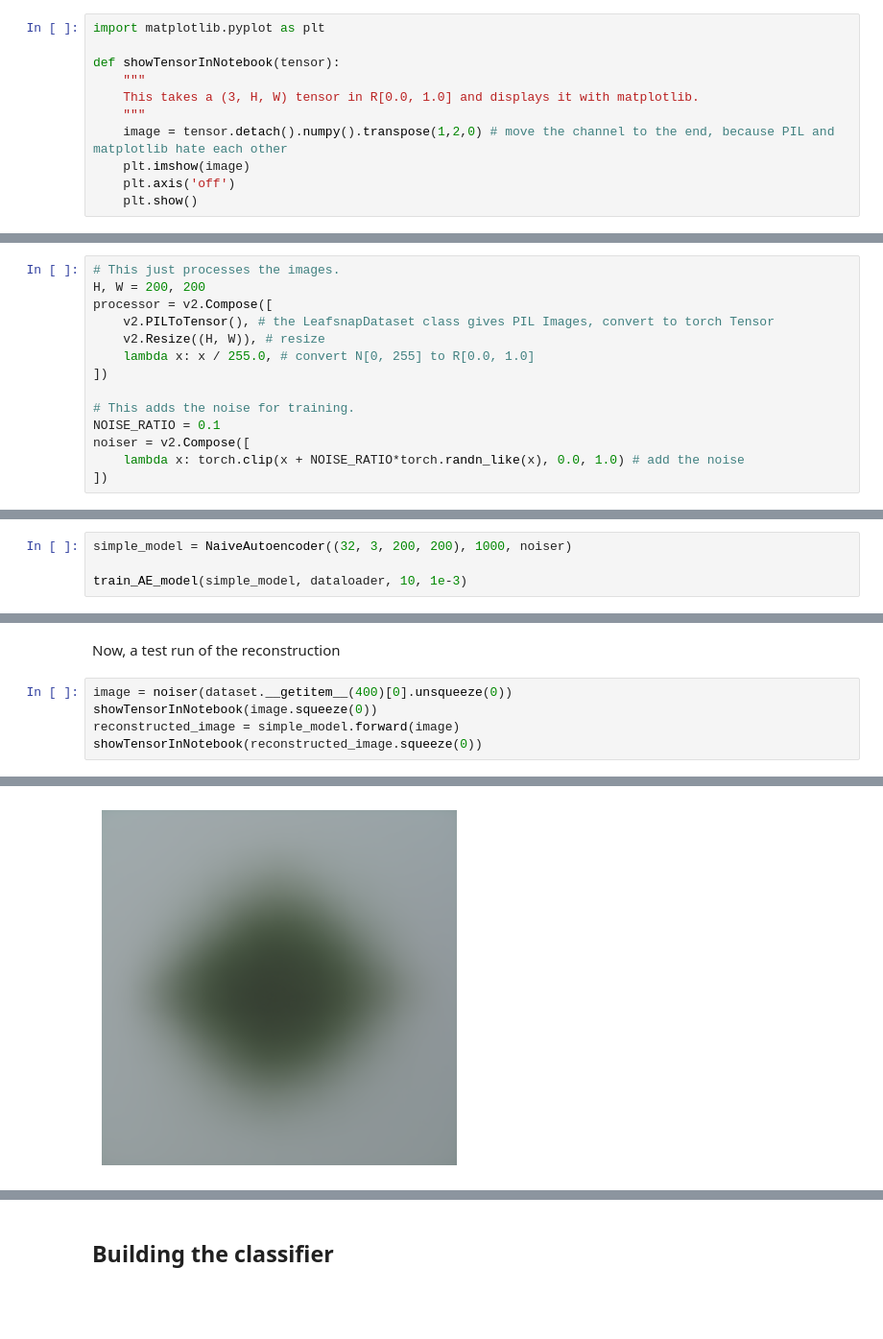
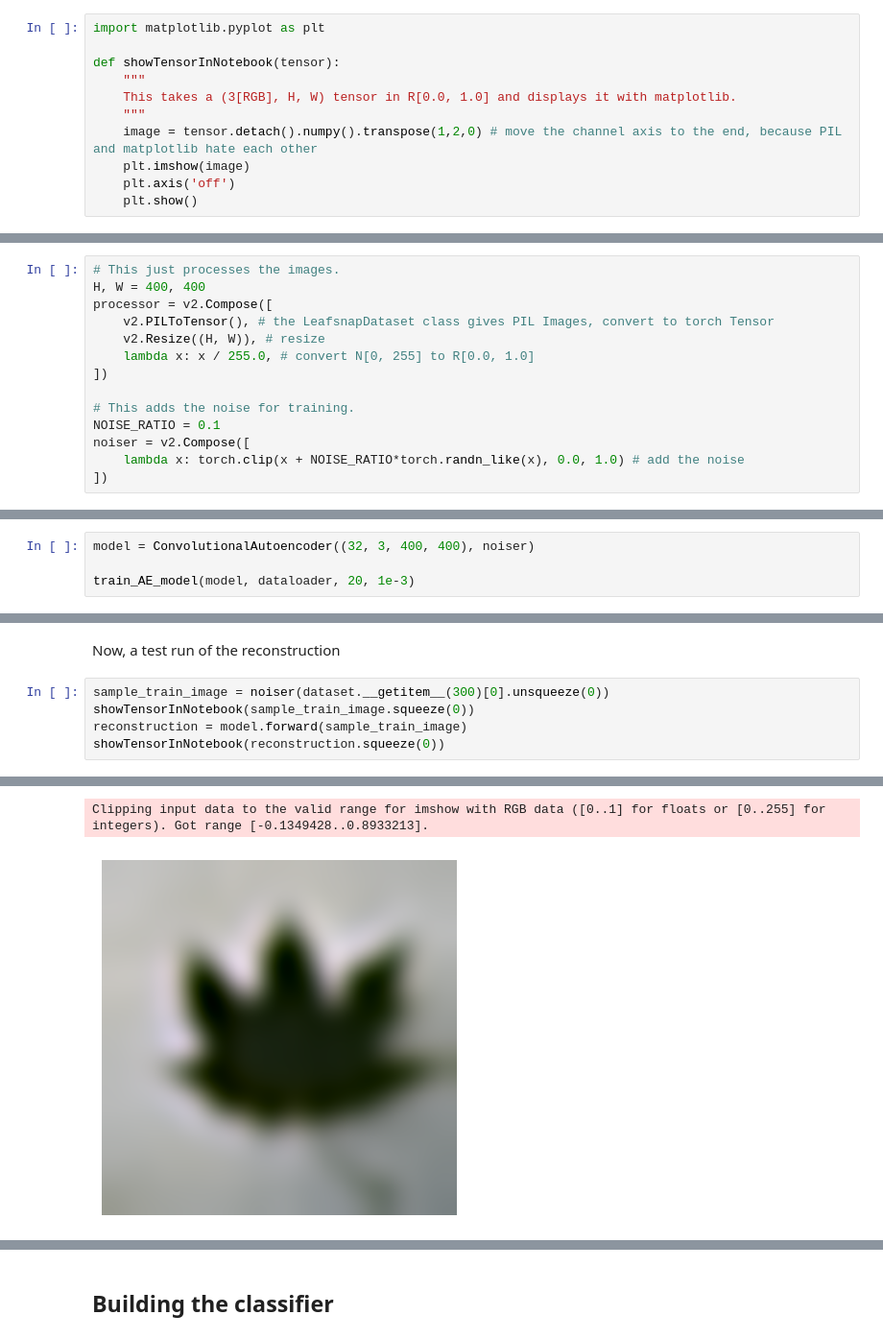
Before and after one commit to Peterw135/DeepLearning, a Jupyter notebook: autoencoderNN.ipynb, the cells around one changed output, grey strips where cells are left out. Shown at 96% size. Saved outputs shown, nothing was run; the diff lists cells and outputs as text; blank space fills up the shorter version.

```diff
--- a/autoencoderNN.ipynb
+++ b/autoencoderNN.ipynb
@@ -13,9 +13,9 @@ import matplotlib.pyplot as plt
 
 def showTensorInNotebook(tensor):
     """
-    This takes a (3, H, W) tensor in R[0.0, 1.0] and displays it with matplotlib.
+    This takes a (3[RGB], H, W) tensor in R[0.0, 1.0] and displays it with matplotlib.
     """
-    image = tensor.detach().numpy().transpose(1,2,0) # move the channel to the end, because PIL and matplotlib hate each other
+    image = tensor.detach().numpy().transpose(1,2,0) # move the channel axis to the end, because PIL and matplotlib hate each other
     plt.imshow(image)
     plt.axis('off')
     plt.show()
@@ -28,6 +26,6 @@ Thus, we need a noiser.
 # %%
 # This just processes the images.
-H, W = 200, 200
+H, W = 400, 400
 processor = v2.Compose([
     v2.PILToTensor(), # the LeafsnapDataset class gives PIL Images, convert to torch Tensor
     v2.Resize((H, W)), # resize
@@ -53,5 +49,5 @@ Finally, we can make and train the autoencoder.
 # %%
-simple_model = NaiveAutoencoder((32, 3, 200, 200), 1000, noiser)
+model = ConvolutionalAutoencoder((32, 3, 400, 400), noiser)
 
-train_AE_model(simple_model, dataloader, 10, 1e-3)
+train_AE_model(model, dataloader, 20, 1e-3)
 # %% [output]
@@ -68,8 +55,8 @@ Epoch [10/10], Last Loss: 0.0522
 # %% [markdown]
 Now, a test run of the reconstruction
 # %%
-image = noiser(dataset.__getitem__(400)[0].unsqueeze(0))
-showTensorInNotebook(image.squeeze(0))
-reconstructed_image = simple_model.forward(image)
-showTensorInNotebook(reconstructed_image.squeeze(0))
+sample_train_image = noiser(dataset.__getitem__(300)[0].unsqueeze(0))
+showTensorInNotebook(sample_train_image.squeeze(0))
+reconstruction = model.forward(sample_train_image)
+showTensorInNotebook(reconstruction.squeeze(0))
 # %% [output]
@@ -77 +64,2 @@ showTensorInNotebook(reconstructed_image.squeeze(0))
+Clipping input data to the valid range for imshow with RGB data ([0..1] for floats or [0..255] for integers). Got range [-0.1349428..0.8933213].
-[figure, old version]
+[figure, new version]
```
Also changed, not shown: parts of 14 cells of this notebook, 1 other file.
